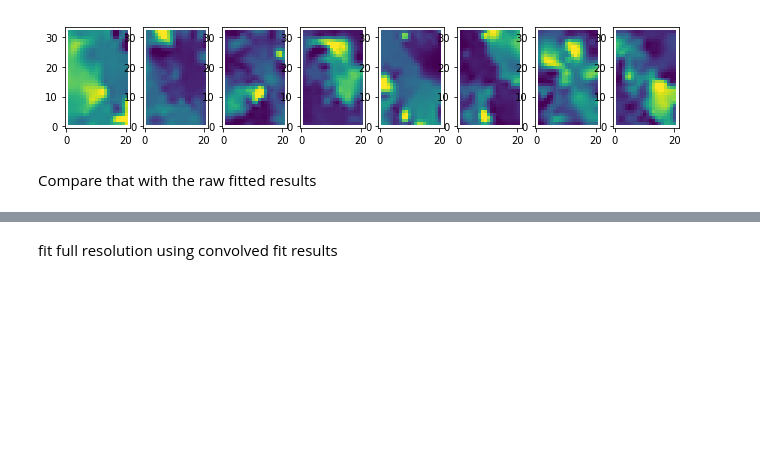
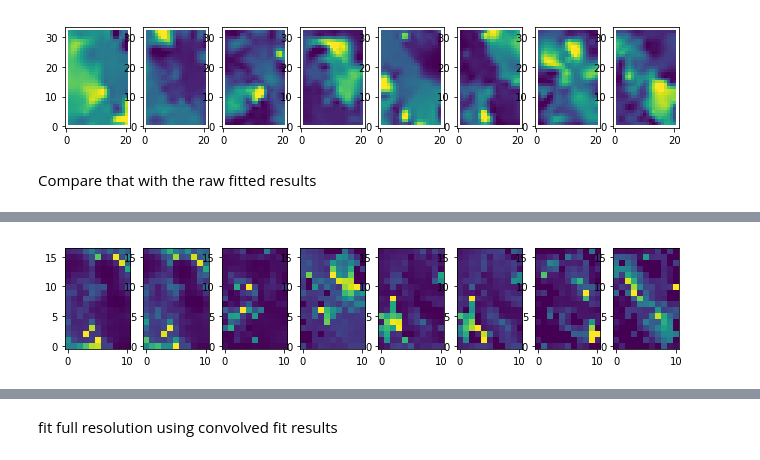
Before and after one commit to mcyc/multi_vlsr, a Jupyter notebook: run/iter_methods_test.ipynb, the cells around one changed output, grey strips where cells are left out. Saved outputs shown, nothing was run; the diff lists cells and outputs as text; code cells hidden in the pictures; blank space fills up the shorter version.

```diff
--- a/run/iter_methods_test.ipynb
+++ b/run/iter_methods_test.ipynb
@@ -114,0 +126,4 @@ show_para(p2.parcube)
+# %%
+show_para(para_sorted[8:16])
+# %% [output]
+[figure, added]
```
Also changed, not shown: parts of 49 cells of this notebook.
